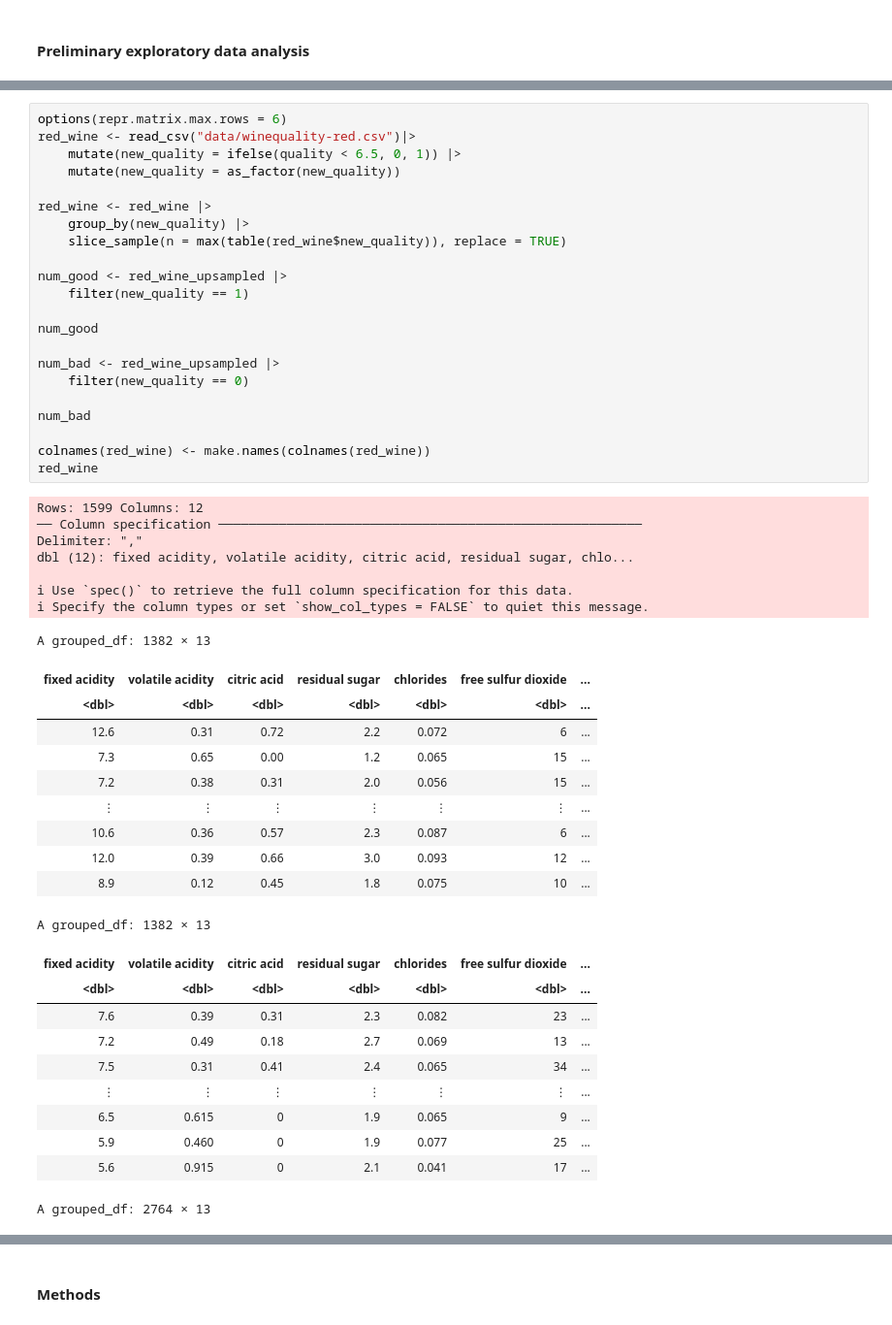
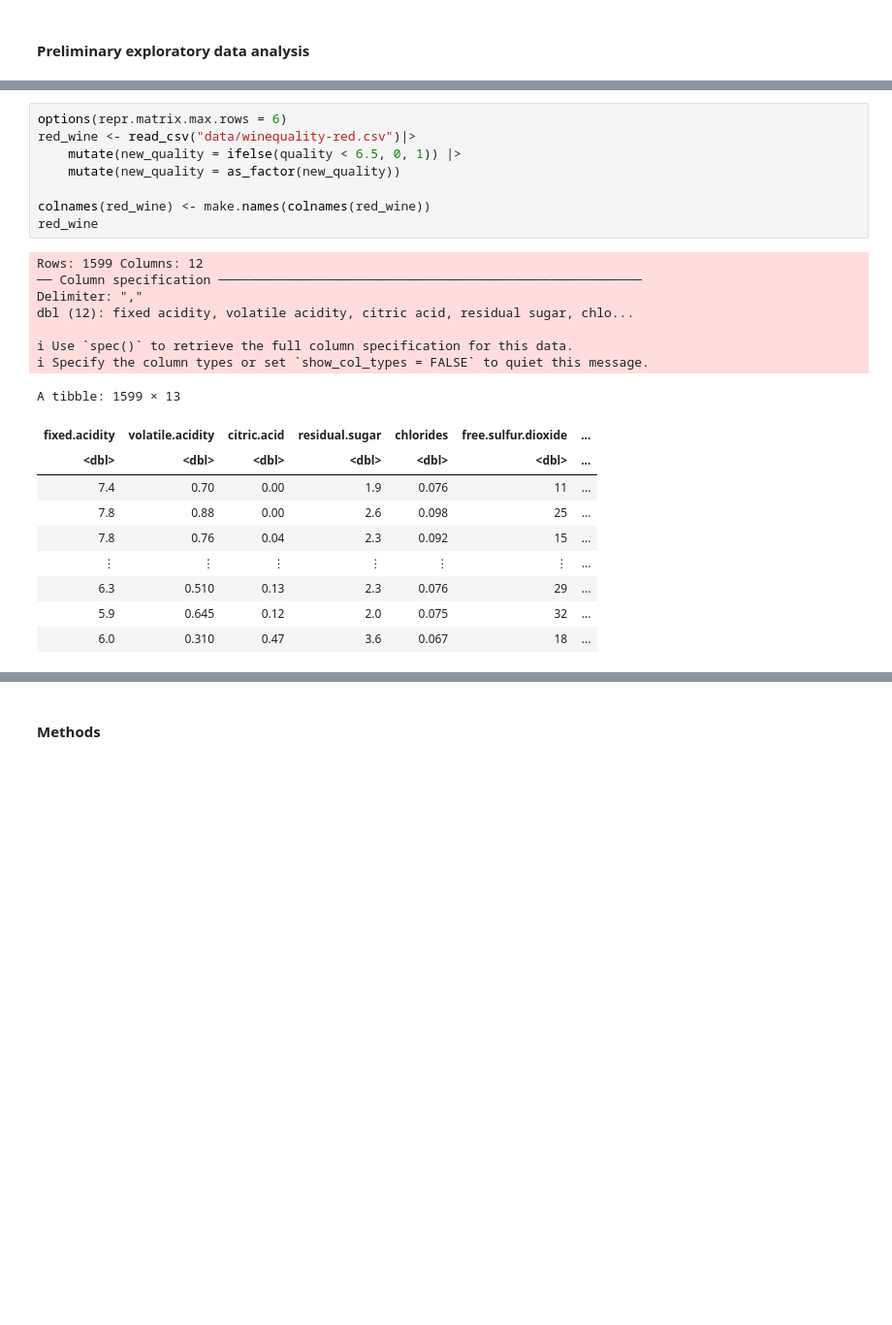
Before and after one commit to man-on-wire/Vinho-Verde, a Jupyter notebook: Written Proposal.ipynb, the cells around one changed output, grey strips where cells are left out. Shown at 97% size. Drawn from its saved outputs; the diff is of its cells as text; blank space fills up the shorter version.

```diff
--- a/Written Proposal.ipynb
+++ b/Written Proposal.ipynb
@@ -23,51 +32,26 @@ library(rsample)
 # %%
 options(repr.matrix.max.rows = 6)
 red_wine <- read_csv("data/winequality-red.csv")|>
     mutate(new_quality = ifelse(quality < 6.5, 0, 1)) |>
     mutate(new_quality = as_factor(new_quality))
 
-red_wine <- red_wine |>
-    group_by(new_quality) |>
-    slice_sample(n = max(table(red_wine$new_quality)), replace = TRUE)
-
-num_good <- red_wine_upsampled |>
-    filter(new_quality == 1)
-
-num_good
-
-num_bad <- red_wine_upsampled |>
-    filter(new_quality == 0)
-
-num_bad
-
 colnames(red_wine) <- make.names(colnames(red_wine))
 red_wine
 # %% [output]
 Rows: 1599 Columns: 12
 ── Column specification ────────────────────────────────────────────────────────
 Delimiter: ","
 dbl (12): fixed acidity, volatile acidity, citric acid, residual sugar, chlo...
 
 ℹ Use `spec()` to retrieve the full column specification for this data.
 ℹ Specify the column types or set `show_col_types = FALSE` to quiet this message.
-A grouped_df: 1382 × 13
+A tibble: 1599 × 13
-| fixed acidity | volatile acidity | citric acid | residual sugar | chlorides | free sulfur dioxide | ... |
+| fixed.acidity | volatile.acidity | citric.acid | residual.sugar | chlorides | free.sulfur.dioxide | ... |
 | <dbl> | <dbl> | <dbl> | <dbl> | <dbl> | <dbl> | ... |
-| 12.6 | 0.31 | 0.72 | 2.2 | 0.072 | 6 | ... |
-| 7.3 | 0.65 | 0.00 | 1.2 | 0.065 | 15 | ... |
-| 7.2 | 0.38 | 0.31 | 2.0 | 0.056 | 15 | ... |
+| 7.4 | 0.70 | 0.00 | 1.9 | 0.076 | 11 | ... |
+| 7.8 | 0.88 | 0.00 | 2.6 | 0.098 | 25 | ... |
+| 7.8 | 0.76 | 0.04 | 2.3 | 0.092 | 15 | ... |
 | ⋮ | ⋮ | ⋮ | ⋮ | ⋮ | ⋮ | ... |
-| 10.6 | 0.36 | 0.57 | 2.3 | 0.087 | 6 | ... |
-| 12.0 | 0.39 | 0.66 | 3.0 | 0.093 | 12 | ... |
-| 8.9 | 0.12 | 0.45 | 1.8 | 0.075 | 10 | ... |
+| 6.3 | 0.510 | 0.13 | 2.3 | 0.076 | 29 | ... |
+| 5.9 | 0.645 | 0.12 | 2.0 | 0.075 | 32 | ... |
+| 6.0 | 0.310 | 0.47 | 3.6 | 0.067 | 18 | ... |
-A grouped_df: 1382 × 13
-| fixed acidity | volatile acidity | citric acid | residual sugar | chlorides | free sulfur dioxide | ... |
-| <dbl> | <dbl> | <dbl> | <dbl> | <dbl> | <dbl> | ... |
-| 7.6 | 0.39 | 0.31 | 2.3 | 0.082 | 23 | ... |
-| 7.2 | 0.49 | 0.18 | 2.7 | 0.069 | 13 | ... |
-| 7.5 | 0.31 | 0.41 | 2.4 | 0.065 | 34 | ... |
-| ⋮ | ⋮ | ⋮ | ⋮ | ⋮ | ⋮ | ... |
-| 6.5 | 0.615 | 0 | 1.9 | 0.065 | 9 | ... |
-| 5.9 | 0.460 | 0 | 1.9 | 0.077 | 25 | ... |
-| 5.6 | 0.915 | 0 | 2.1 | 0.041 | 17 | ... |
-A grouped_df: 2764 × 13
```
Also changed, not shown: parts of 8 cells of this notebook.
